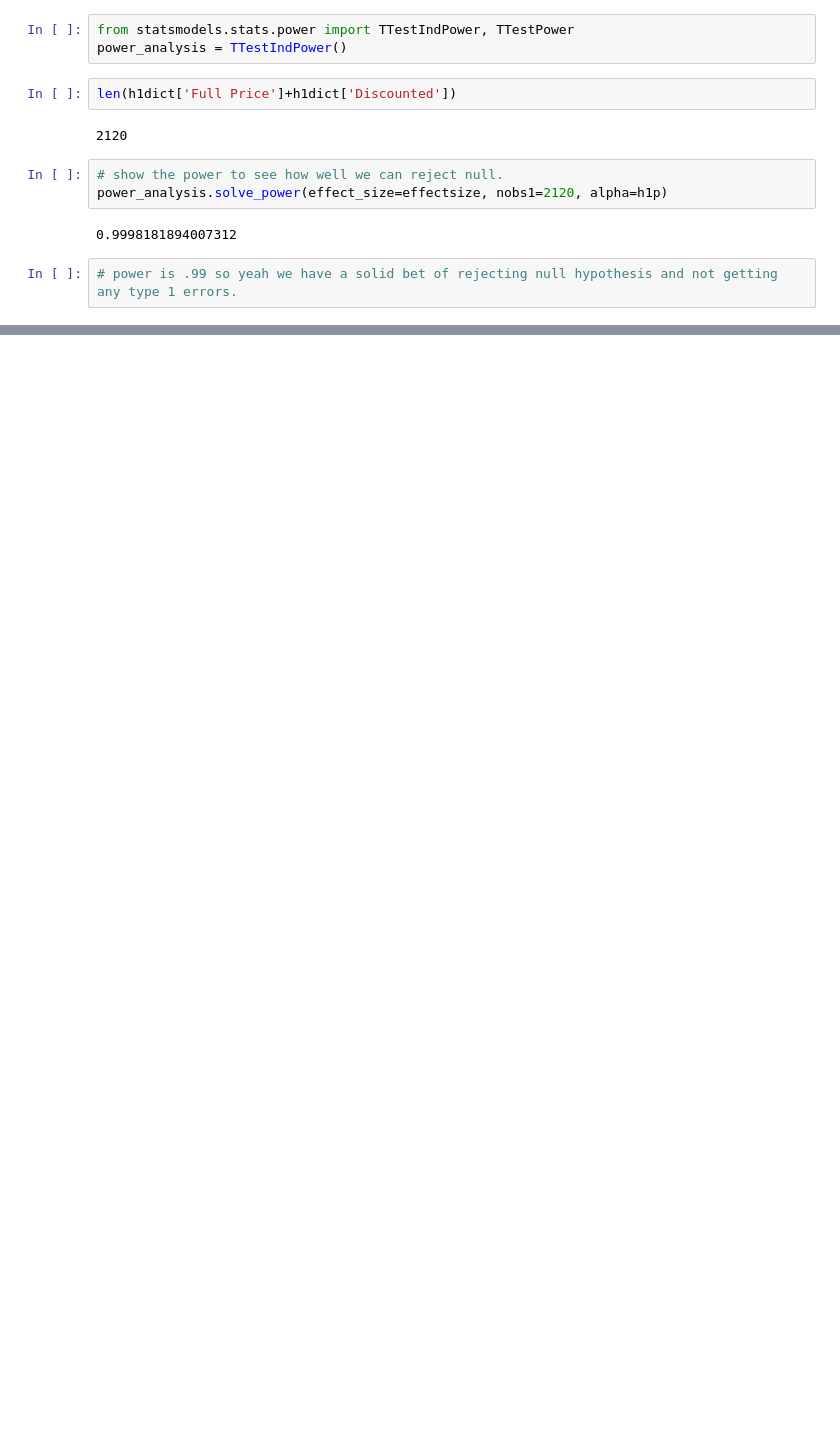
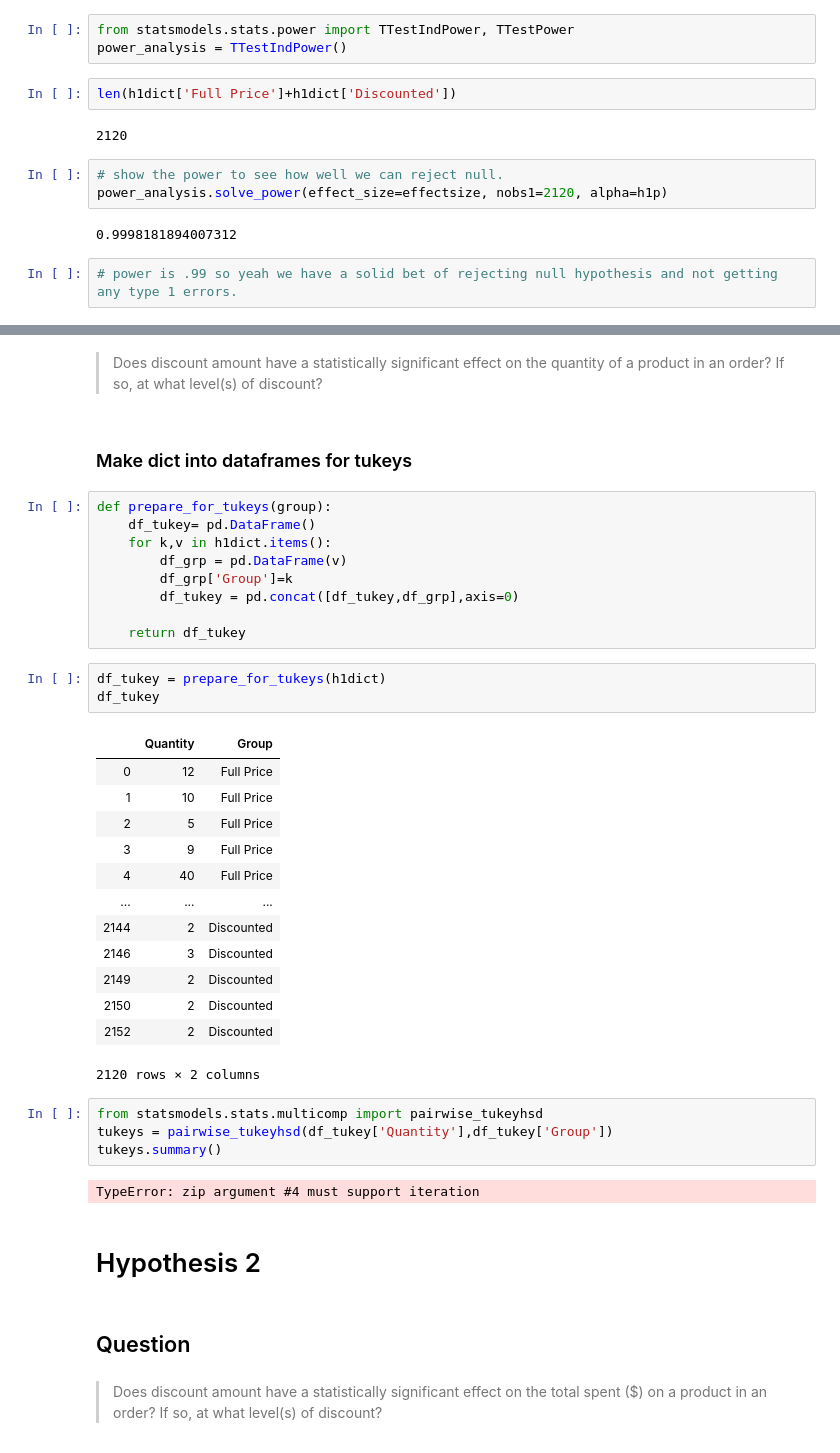
Before and after one commit to alexanderjohnny/hypothesis_testing_workflow_python, a Jupyter notebook: ALEX_BEAT_student.ipynb, the cells around one changed output, grey strips where cells are left out. Saved outputs shown, nothing was run; the diff lists cells and outputs as text; blank space fills up the shorter version.

Commit message:
updating tukeys

```diff
--- a/ALEX_BEAT_student.ipynb
+++ b/ALEX_BEAT_student.ipynb
@@ -443,0 +452,42 @@ power_analysis.solve_power(effect_size=effectsize, nobs1=2120, alpha=h1p)
+# %% [markdown]
+> Does discount amount have a statistically significant effect on the quantity of a product in an order? If so, at what level(s) of discount?
+# %% [markdown]
+### Make dict into dataframes for tukeys
+# %%
+def prepare_for_tukeys(group):
+    df_tukey= pd.DataFrame()
+    for k,v in h1dict.items():
+        df_grp = pd.DataFrame(v)
+        df_grp['Group']=k
+        df_tukey = pd.concat([df_tukey,df_grp],axis=0)
+
+    return df_tukey
+# %%
+df_tukey = prepare_for_tukeys(h1dict)
+df_tukey
+# %% [output]
+|  | Quantity | Group |
+| 0 | 12 | Full Price |
+| 1 | 10 | Full Price |
+| 2 | 5 | Full Price |
+| 3 | 9 | Full Price |
+| 4 | 40 | Full Price |
+| ... | ... | ... |
+| 2144 | 2 | Discounted |
+| 2146 | 3 | Discounted |
+| 2149 | 2 | Discounted |
+| 2150 | 2 | Discounted |
+| 2152 | 2 | Discounted |
+2120 rows × 2 columns
+# %%
+from statsmodels.stats.multicomp import pairwise_tukeyhsd
+tukeys = pairwise_tukeyhsd(df_tukey['Quantity'],df_tukey['Group'])
+tukeys.summary()
+# %% [output]
+TypeError: zip argument #4 must support iteration
+# %% [markdown]
+# Hypothesis 2
+# %% [markdown]
+## Question
+# %% [markdown]
+> Does discount amount have a statistically significant effect on the total spent ($) on a product in an order? If so, at what level(s) of discount?
```
Also changed, not shown: parts of 6 cells of this notebook, 1 other file.
